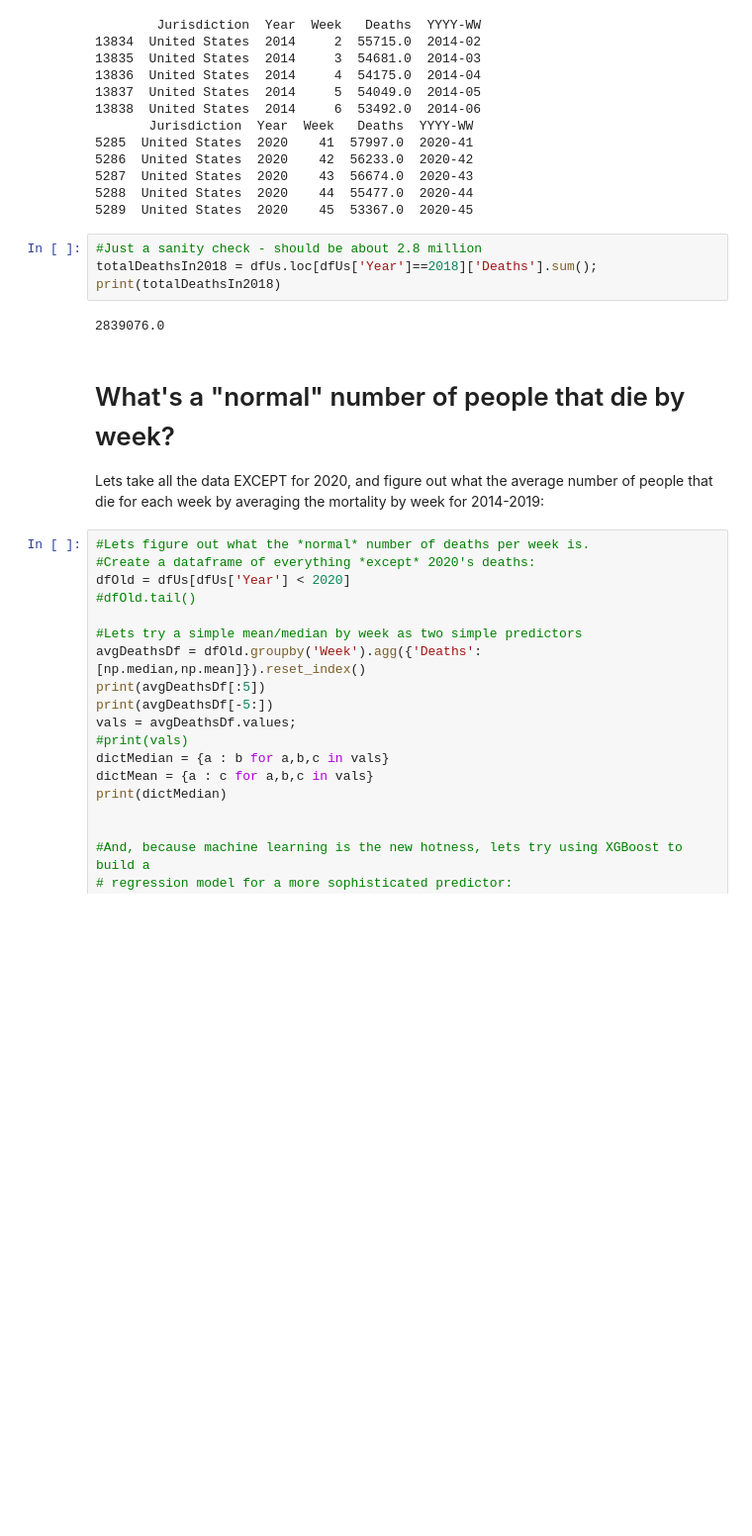
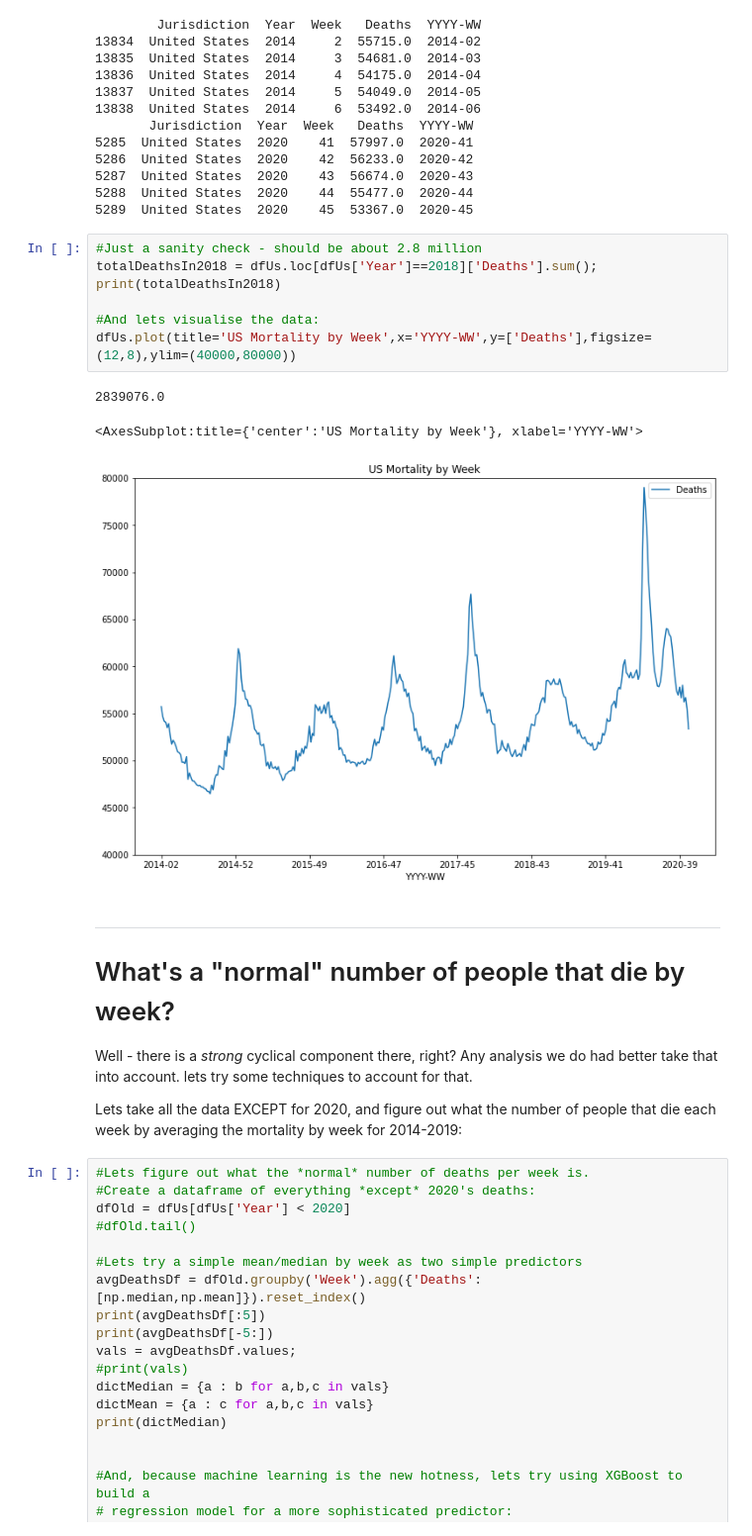
Before and after one commit to btrapp/covidmortality2020, a Jupyter notebook: Mortality.ipynb, the cells around one changed output. Shown: that part at 99% size. Cells and saved outputs as stored; diff of their text form; blank space fills up the shorter version.

```diff
--- a/Mortality.ipynb
+++ b/Mortality.ipynb
@@ -129,13 +135,21 @@ print(dfUs[-5:])
 # %%
 #Just a sanity check - should be about 2.8 million
 totalDeathsIn2018 = dfUs.loc[dfUs['Year']==2018]['Deaths'].sum();
 print(totalDeathsIn2018)
+
+#And lets visualise the data:
+dfUs.plot(title='US Mortality by Week',x='YYYY-WW',y=['Deaths'],figsize=(12,8),ylim=(40000,80000))
 # %% [output]
 2839076.0
+<AxesSubplot:title={'center':'US Mortality by Week'}, xlabel='YYYY-WW'>
+[figure, added]
 # %% [markdown]
+---
 # What's a "normal" number of people that die by week?
 
-Lets take all the data EXCEPT for 2020, and figure out what the average number of people that die for each week
+Well - there is a *strong* cyclical component there, right?  Any analysis we do had better take that into account.  lets try some techniques to account for that.
+
+Lets take all the data EXCEPT for 2020, and figure out what the number of people that die each week
 by averaging the mortality by week for 2014-2019:
 # %%
 #Lets figure out what the *normal* number of deaths per week is.
```
Also changed, not shown: parts of 9 cells of this notebook, 5 other files.
